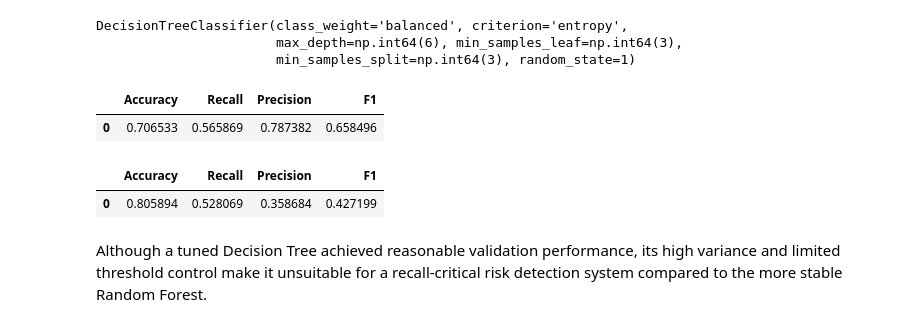
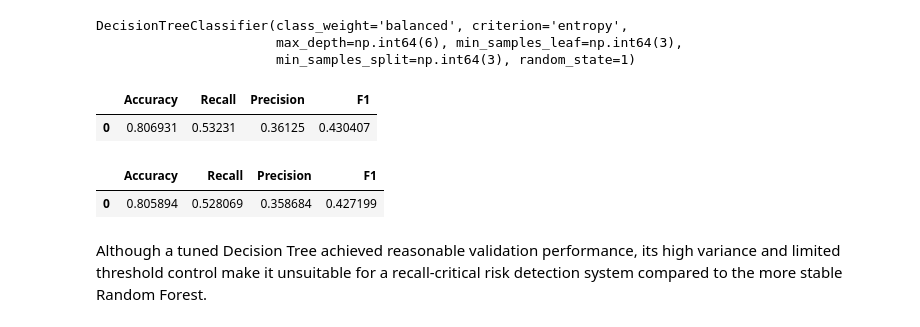
Before and after one commit to SaravanakumarJeyavel/AI-ML, a Jupyter notebook: ProactiveRiskMitigation_Final.ipynb, the cells around one changed output. Drawn from its saved outputs; the diff is of its cells as text; code cells hidden in the pictures.

```diff
--- a/ProactiveRiskMitigation_Final.ipynb
+++ b/ProactiveRiskMitigation_Final.ipynb
@@ -81,6 +81,9 @@ vdata = pd.read_csv("/content/drive/voltagrid_data.csv")
 # %%
 # Copying data to another variable to avoid making changes to the original data
 voltgrid_data = vdata.copy()
+
+# Drop the 'event_prob' column as requested
+voltgrid_data = voltgrid_data.drop(columns=['event_prob'])
 # %% [markdown]
 ## Overview of the Dataset
 # %% [markdown]
@@ -833,13 +836,13 @@ DecisionTreeClassifier(class_weight='balanced', criterion='entropy',
                        max_depth=np.int64(6), min_samples_leaf=np.int64(3),
                        min_samples_split=np.int64(3), random_state=1)
 # %%
-dtree__train_perf = model_performance_classification_sklearn(
+dtree_train_perf = model_performance_classification_sklearn(
     tuned_dtree, X_train, y_train
 )
 dtree_train_perf
 # %% [output]
 |  | Accuracy | Recall | Precision | F1 |
-| 0 | 0.706533 | 0.565869 | 0.787382 | 0.658496 |
+| 0 | 0.806931 | 0.53231 | 0.36125 | 0.430407 |
 # %%
 dtree_val_perf = model_performance_classification_sklearn(
     tuned_dtree, X_val, y_val
```
Also changed, not shown: parts of 10 cells of this notebook.
